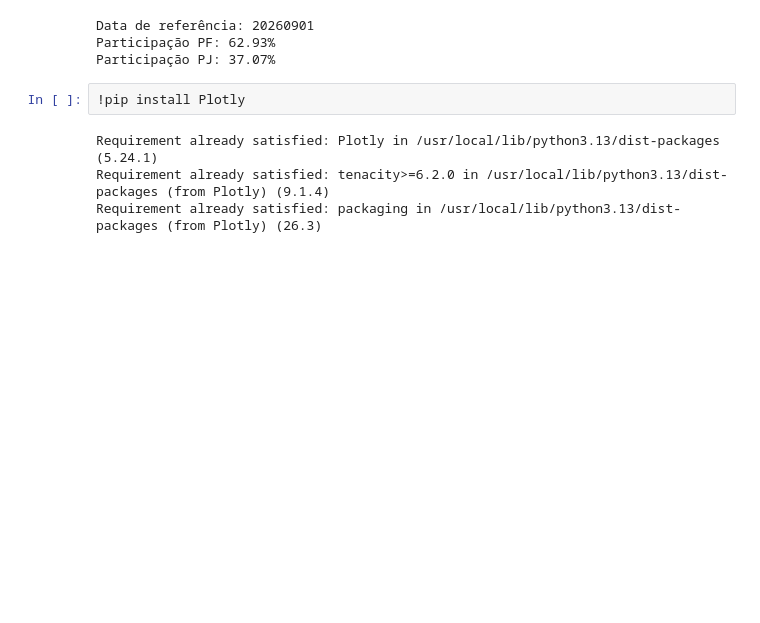
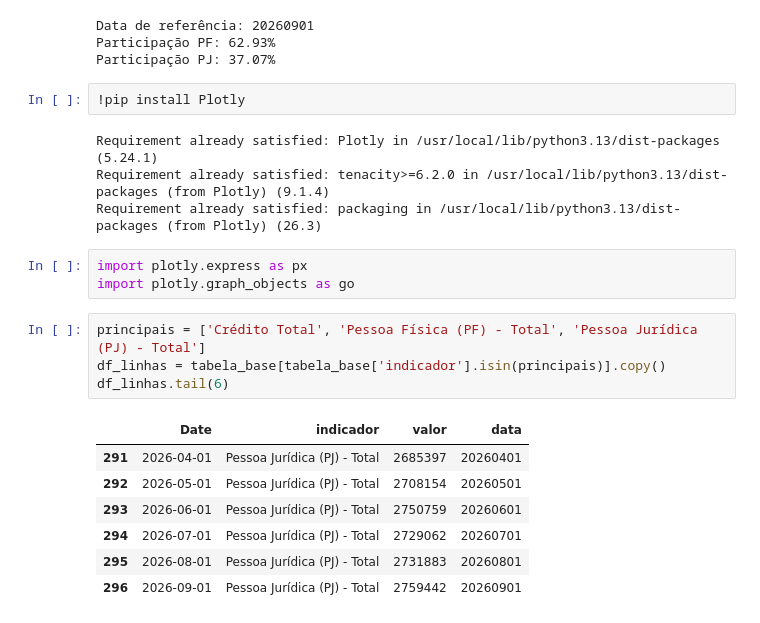
Before and after one commit to rodrigoesborges/conju-python, a Jupyter notebook: GRUPO_4_(Política_Monetária)_VOLUME_DE_CRÉDITO.ipynb, the cells around one changed output. Drawn from its saved outputs; the diff is of its cells as text; blank space fills up the shorter version.

```diff
--- a/GRUPO_4_(Política_Monetária)_VOLUME_DE_CRÉDITO.ipynb
+++ b/GRUPO_4_(Política_Monetária)_VOLUME_DE_CRÉDITO.ipynb
@@ -212,3 +212,18 @@ Participação PJ: 37.07%
 Requirement already satisfied: Plotly in /usr/local/lib/python3.13/dist-packages (5.24.1)
 Requirement already satisfied: tenacity>=6.2.0 in /usr/local/lib/python3.13/dist-packages (from Plotly) (9.1.4)
 Requirement already satisfied: packaging in /usr/local/lib/python3.13/dist-packages (from Plotly) (26.3)
+# %%
+import plotly.express as px
+import plotly.graph_objects as go
+# %%
+principais = ['Crédito Total', 'Pessoa Física (PF) - Total', 'Pessoa Jurídica (PJ) - Total']
+df_linhas = tabela_base[tabela_base['indicador'].isin(principais)].copy()
+df_linhas.tail(6)
+# %% [output]
+|  | Date | indicador | valor | data |
+| 291 | 2026-04-01 | Pessoa Jurídica (PJ) - Total | 2685397 | 20260401 |
+| 292 | 2026-05-01 | Pessoa Jurídica (PJ) - Total | 2708154 | 20260501 |
+| 293 | 2026-06-01 | Pessoa Jurídica (PJ) - Total | 2750759 | 20260601 |
+| 294 | 2026-07-01 | Pessoa Jurídica (PJ) - Total | 2729062 | 20260701 |
+| 295 | 2026-08-01 | Pessoa Jurídica (PJ) - Total | 2731883 | 20260801 |
+| 296 | 2026-09-01 | Pessoa Jurídica (PJ) - Total | 2759442 | 20260901 |
```
Also changed, not shown: parts of 8 cells of this notebook.
